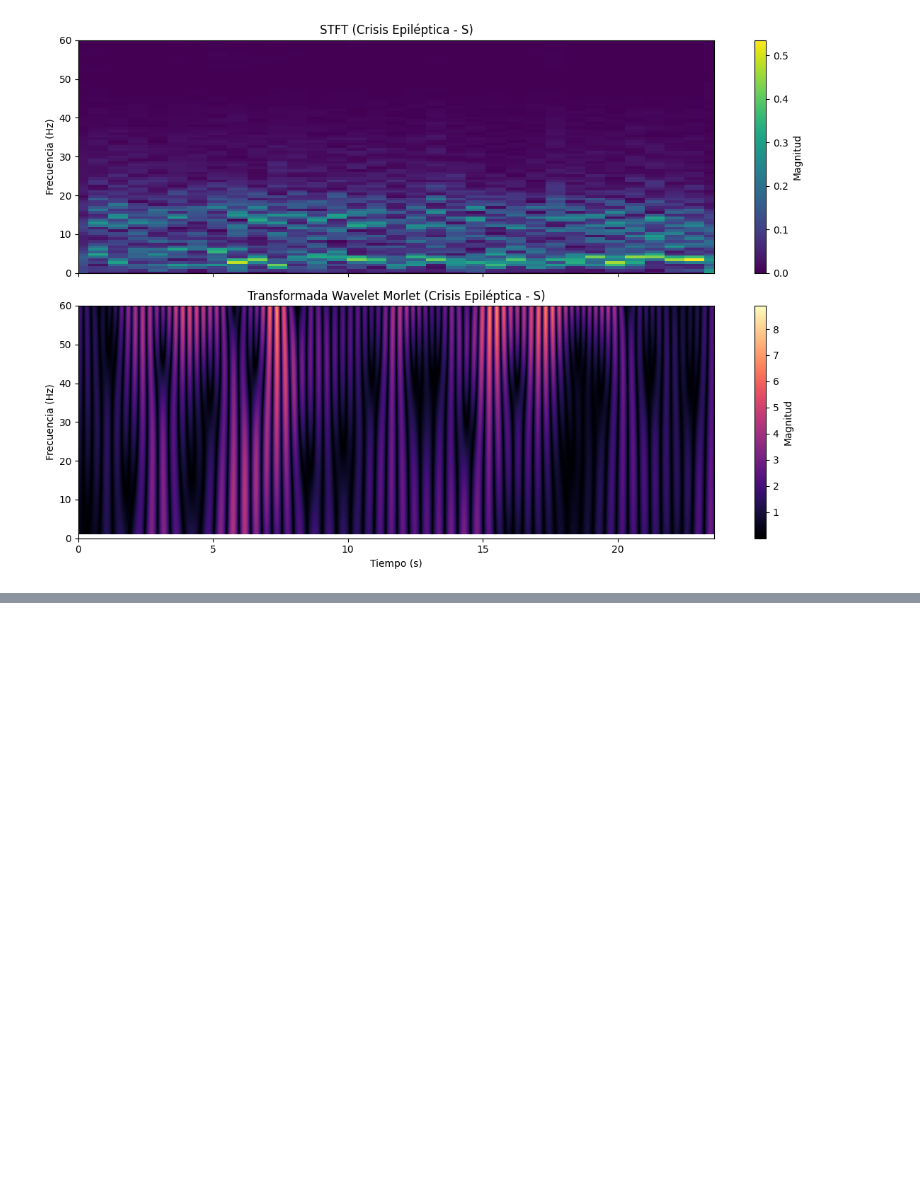
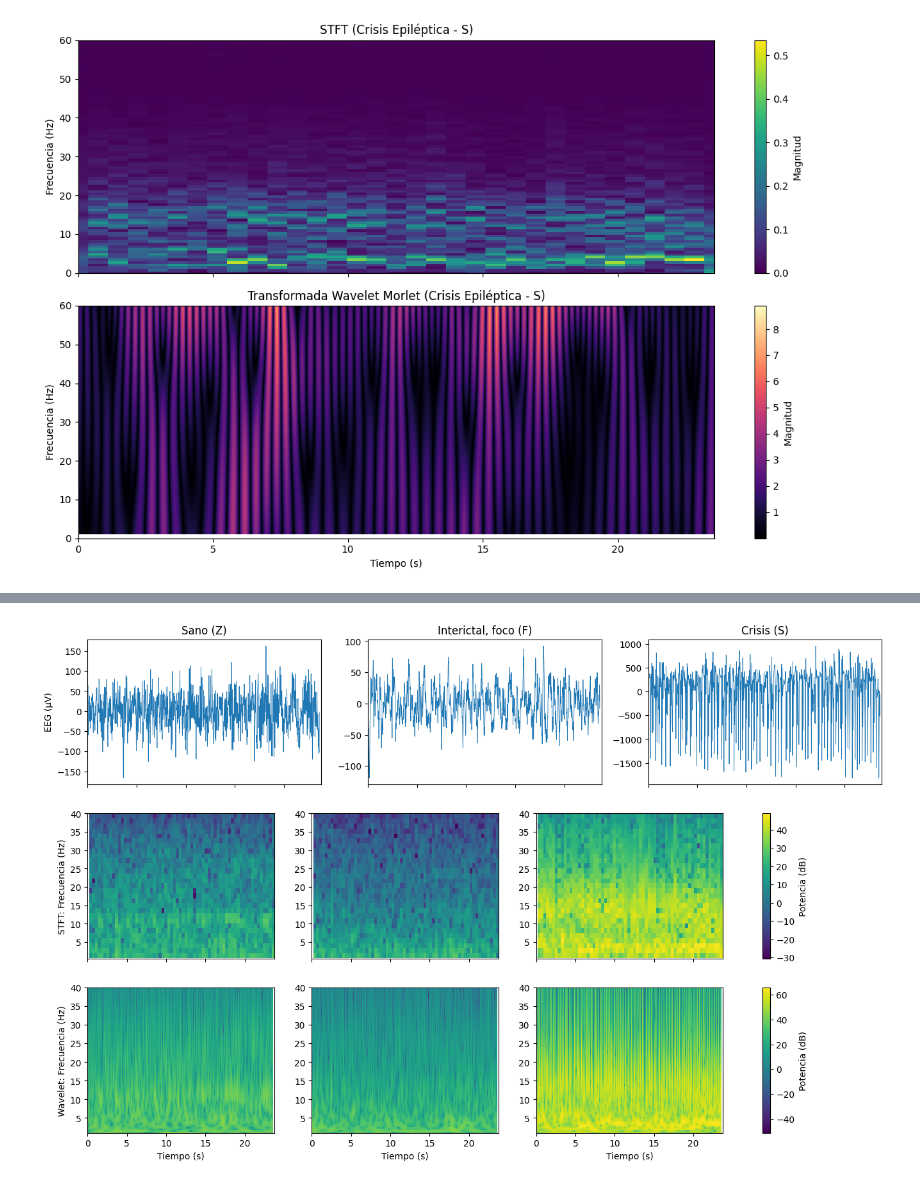
Before and after one commit to lorepe/eeg-epilepsy-project, a Jupyter notebook: notebooks/03_Fase4_Caracteristicas.ipynb, the cells around one changed output, grey strips where cells are left out. Saved outputs shown, nothing was run; the diff lists cells and outputs as text; code cells hidden in the pictures; blank space fills up the shorter version.

```diff
--- a/notebooks/03_Fase4_Caracteristicas.ipynb
+++ b/notebooks/03_Fase4_Caracteristicas.ipynb
@@ -36,0 +120,44 @@ Analizando paciente Ictal: S001.txt
+# %%
+import sys
+sys.path.append('../')
+import os
+import numpy as np
+import pandas as pd
+import matplotlib.pyplot as plt
+from src.dataset import cargar_dataset_completo
+from src.preprocesamiento import filtrar_senal
+from src.caracteristicas import calcular_stft, calcular_wavelet, calcular_psd, FS
+
+os.makedirs('../figuras', exist_ok=True)
+
+df_raw = cargar_dataset_completo('../data/raw/')
+clases = {'Sano (Z)': 'Z', 'Interictal, foco (F)': 'F', 'Crisis (S)': 'S'}
+senales = {n: filtrar_senal(df_raw[df_raw.carpeta_original == c].iloc[0]['senal']) for n, c in clases.items()}
+t = np.arange(len(next(iter(senales.values())))) / FS
+
+esp_reg = {}
+for n, x in senales.items():
+    f, tt, P = calcular_stft(x)
+    P, tt = P[:, 1:-1], tt[1:-1]            # CORRECCIÓN 1: quita primera y última columna (relleno de ceros de la STFT)
+    k = f >= 0.5                             # CORRECCIÓN 2: quita la fila de 0 Hz
+    f, P = f[k], P[k]
+    fw, Pw = calcular_wavelet(x)
+    esp_reg[n] = (10*np.log10(P + 1e-12), f, tt, 10*np.log10(Pw + 1e-12), fw)
+vs = (min(v[0][v[1] <= 40].min() for v in esp_reg.values()),        # CORRECCIÓN 3: escala de color solo con 0.5-40 Hz
+      max(v[0][v[1] <= 40].max() for v in esp_reg.values()))
+vw = (min(v[3].min() for v in esp_reg.values()), max(v[3].max() for v in esp_reg.values()))
+
+fig, axes = plt.subplots(3, 3, figsize=(16, 10), sharex=True)
+for j, (n, x) in enumerate(senales.items()):
+    S, f, tt, W, fw = esp_reg[n]
+    o = np.argsort(fw)
+    axes[0, j].plot(t, x, lw=0.6); axes[0, j].set_title(n)
+    im1 = axes[1, j].pcolormesh(tt, f, S, shading='auto', vmin=vs[0], vmax=vs[1]); axes[1, j].set_ylim(0.5, 40)
+    im2 = axes[2, j].pcolormesh(t, fw[o], W[o], shading='auto', vmin=vw[0], vmax=vw[1]); axes[2, j].set_ylim(1, 40)
+    axes[2, j].set_xlabel('Tiempo (s)')
+axes[0, 0].set_ylabel('EEG (µV)'); axes[1, 0].set_ylabel('STFT: Frecuencia (Hz)'); axes[2, 0].set_ylabel('Wavelet: Frecuencia (Hz)')
+fig.colorbar(im1, ax=axes[1, :], label='Potencia (dB)'); fig.colorbar(im2, ax=axes[2, :], label='Potencia (dB)')
+plt.savefig('../figuras/tres_clases_2d.png', dpi=200, bbox_inches='tight')
+plt.show()
+# %% [output]
+[figure, added]
```
Also changed, not shown: parts of 7 cells of this notebook, 16 other files.
